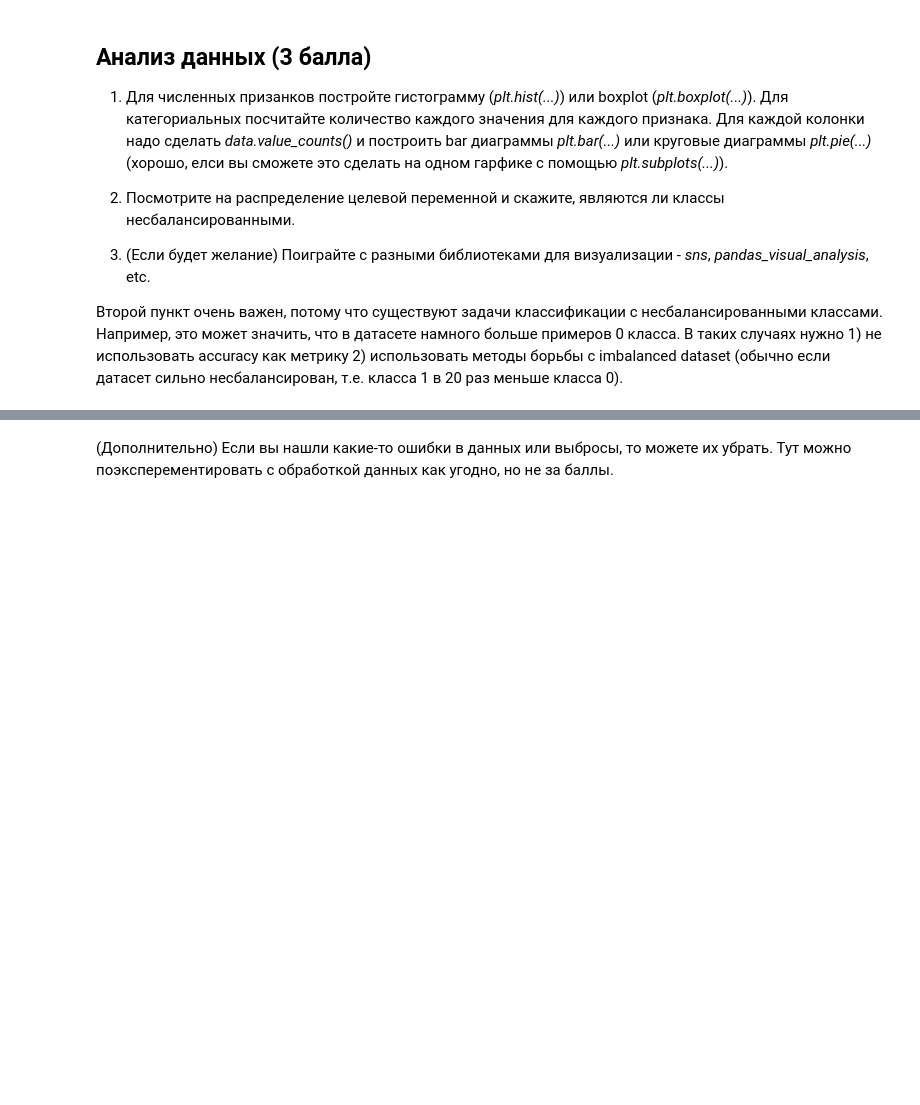
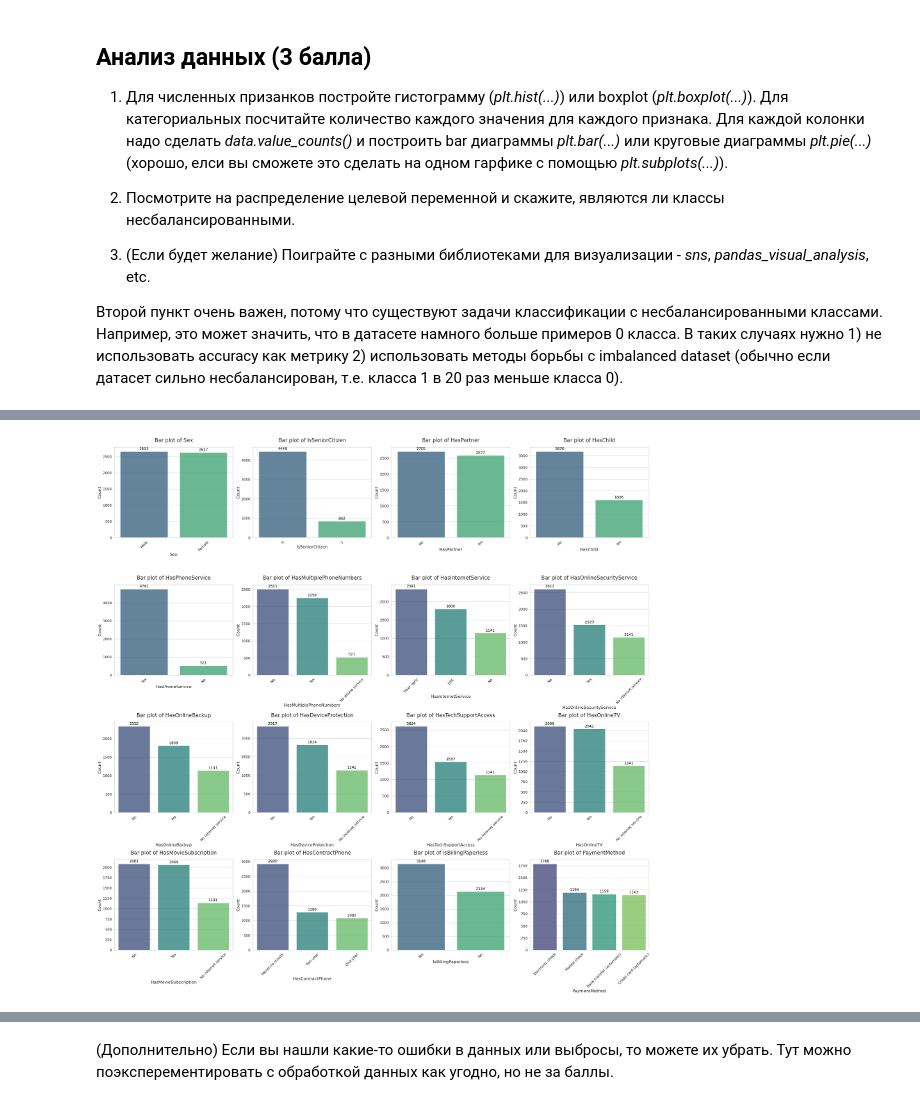
Before and after one commit to k-gorbenko/-DLS, a Jupyter notebook: week_03_composition_model_selection/Homework/hw_3_kaggle.ipynb, the cells around one changed output, grey strips where cells are left out. Saved outputs shown, nothing was run; the diff lists cells and outputs as text; code cells hidden in the pictures; blank space fills up the shorter version.

```diff
--- a/week_03_composition_model_selection/Homework/hw_3_kaggle.ipynb
+++ b/week_03_composition_model_selection/Homework/hw_3_kaggle.ipynb
@@ -247 +235,35 @@ plt.show()
+# %%
+# Применяем стиль seaborn для красивого фона и цветов
+sns.set(style="whitegrid")
+
+# Создаем фигуру
+plt.figure(figsize=(30, 30))
+
+# Перебираем категориальные столбцы
+for i, column in enumerate(categorical_columns, 1):
+    # Считаем количество значений для каждого категориального признака
+    value_counts = data[column].value_counts()
+
+    # Bar plot
+    plt.subplot(4, len(categorical_columns)//4, i)
+    ax = sns.barplot(x=value_counts.index, y=value_counts.values, palette="viridis", alpha=0.8)
+    plt.title(f'Bar plot of {column}', fontsize=20, pad=20)
+    plt.xlabel(column, fontsize=16)
+    plt.ylabel('Count', fontsize=16)
+    plt.xticks(rotation=45, fontsize=14)  # Поворачиваем подписи на оси X для удобства
+    plt.yticks(fontsize=14)
+
+    for p in ax.patches:
+        ax.annotate(f'{int(p.get_height())}',
+                    (p.get_x() + p.get_width() / 2., p.get_height()),
+                    ha='center', va='center',
+                    fontsize=14, color='black',
+                    xytext=(0, 10),
+                    textcoords='offset points')
+
+# Улучшаем расположение графиков
+plt.tight_layout()
+plt.show()
+# %% [output]
+[figure, added]
 # %%
```
Also changed, not shown: parts of 33 cells of this notebook.
